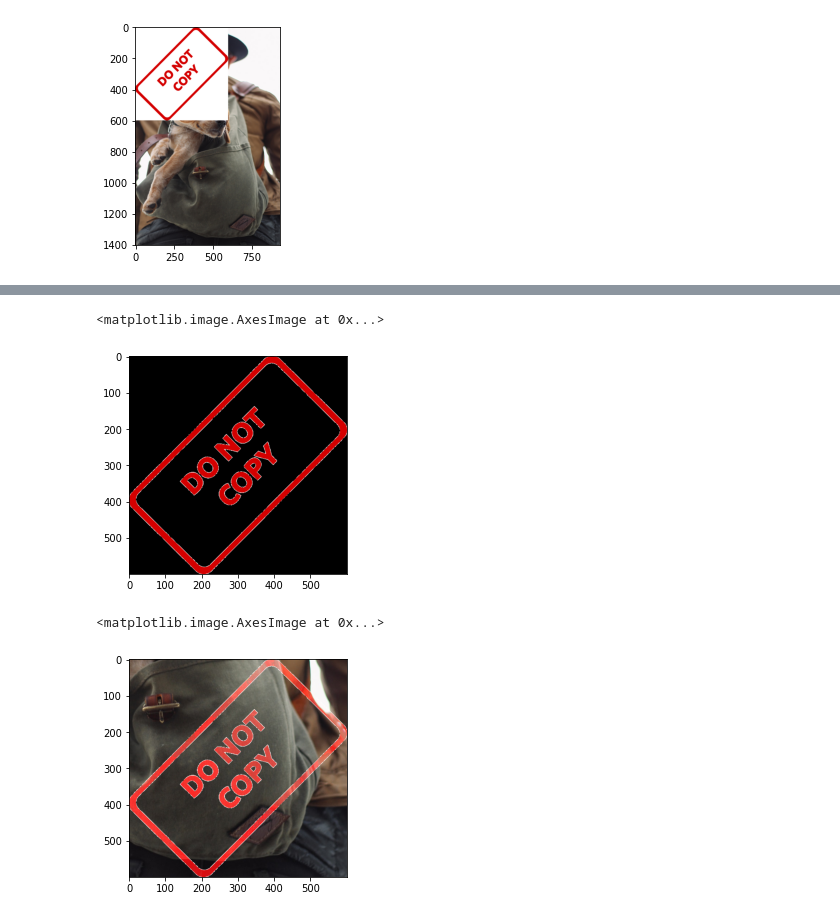
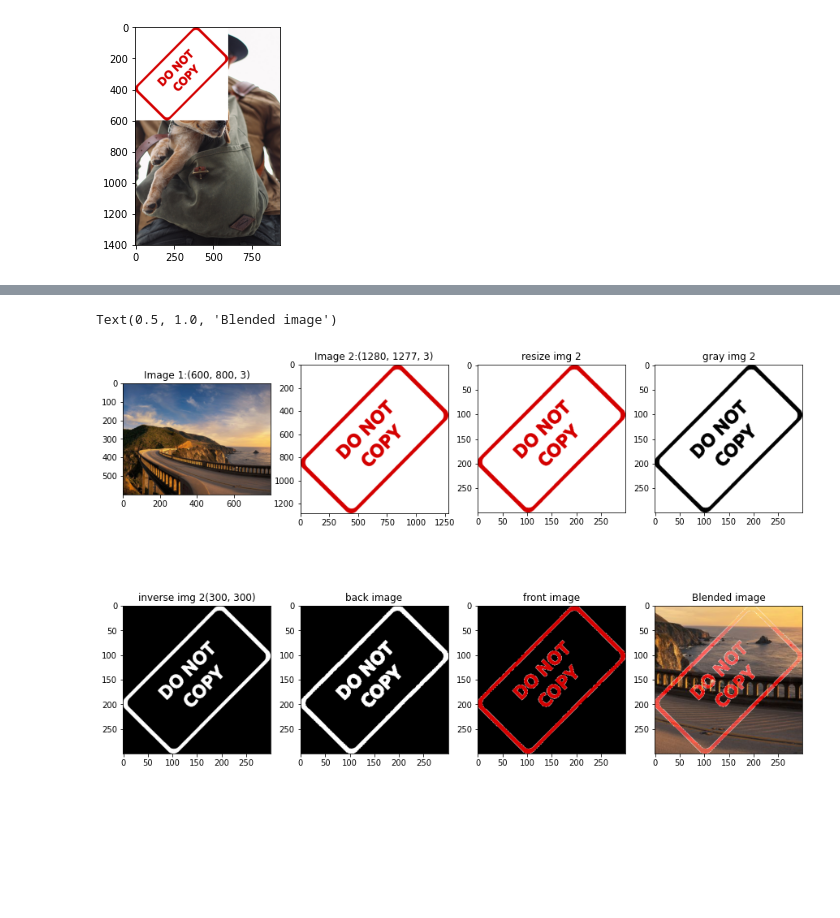
Before and after one commit to faranak5171/Computer-Vision-Projects, a Jupyter notebook: opencv_image.ipynb, the cells around one changed output, grey strips where cells are left out. Saved outputs shown, nothing was run; the diff lists cells and outputs as text; code cells hidden in the pictures; blank space fills up the shorter version.

Commit message:
blended images

```diff
--- a/opencv_image.ipynb
+++ b/opencv_image.ipynb
@@ -190,13 +140,60 @@ plt.imshow(bk, cmap='gray')
-# %%
-# Replace with original image
-fg = cv2.bitwise_or(img2,img2, mask=mask_inv)
-plt.imshow(fg)
-# %% [output]
-<matplotlib.image.AxesImage at 0x...>
-[figure, removed]
-# %%
-final_roi = cv2.bitwise_or(roi, fg)
-plt.imshow(final_roi)
-# %% [output]
-<matplotlib.image.AxesImage at 0x...>
-[figure, removed]
+# %%
+fig = plt.figure(figsize=(15,10))
+rows = 2
+cols = 4
+
+ax = fig.add_subplot(rows, cols,1)
+img1 = cv2.imread('road_image.jpg')
+img1 = cv2.cvtColor(img1, cv2.COLOR_BGR2RGB)
+ax.imshow(img1)
+ax.set_title(f"Image 1:{img1.shape}")
+
+ax = fig.add_subplot(rows, cols,2)
+img2 = cv2.imread('watermark_no_copy.png')
+img2 = cv2.cvtColor(img2, cv2.COLOR_BGR2RGB)
+ax.imshow(img2)
+ax.set_title(f"Image 2:{img2.shape}")
+
+#Resize img2
+img2 = cv2.resize(img2, (300,300))
+ax = fig.add_subplot(rows, cols,3)
+ax.imshow(img2)
+ax.set_title(f"resize img 2")
+
+gray_img = cv2.cvtColor(img2, cv2.COLOR_RGB2GRAY)
+ax = fig.add_subplot(rows, cols,4)
+ax.imshow(gray_img, cmap='gray')
+ax.set_title(f"gray img 2")
+
+#Inverse image 2
+mask_inv = cv2.bitwise_not(gray_img)
+ax = fig.add_subplot(rows, cols,5)
+ax.imshow(mask_inv, cmap='gray')
+ax.set_title(f"inverse img 2{mask_inv.shape}")
+
+#Add color channel to inverse image
+white_bk = np.full(img2.shape,255,dtype=np.uint8)
+bk = cv2.bitwise_or(white_bk, white_bk, mask=mask_inv)
+ax = fig.add_subplot(rows, cols,6)
+ax.imshow(bk)
+ax.set_title(f"back image")
+
+
+# Replace with original image
+fg = cv2.bitwise_or(img2,img2, mask=mask_inv)
+ax = fig.add_subplot(rows, cols,7)
+ax.imshow(fg)
+ax.set_title(f"front image")
+
+# Put mask on background image
+x_offset = img1.shape[1] - 300
+y_offset = img1.shape[0] - 300
+roi = img1[y_offset:, x_offset:]
+
+final_img = cv2.bitwise_or(roi, fg)
+ax = fig.add_subplot(rows, cols,8)
+ax.imshow(final_img)
+ax.set_title(f"Blended image")
+# %% [output]
+Text(0.5, 1.0, 'Blended image')
+[figure, added]
```
Also changed, not shown: parts of 6 cells of this notebook.
